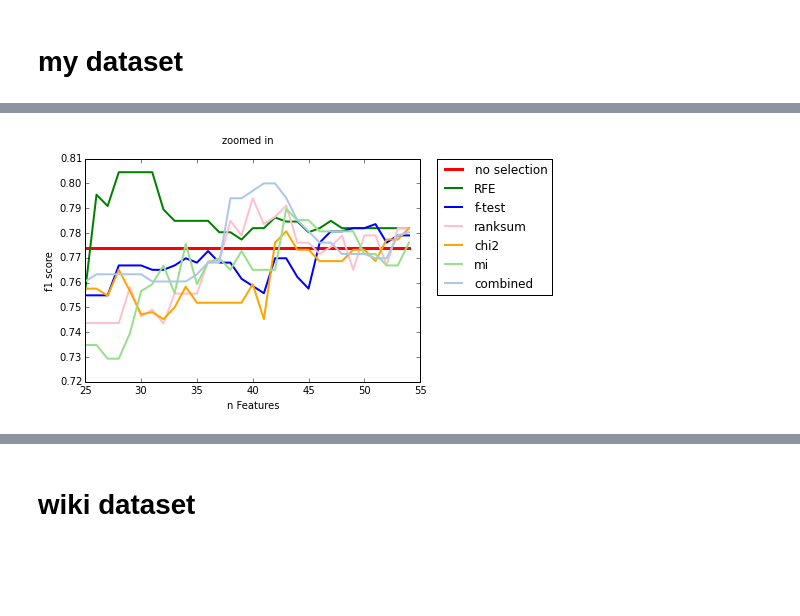
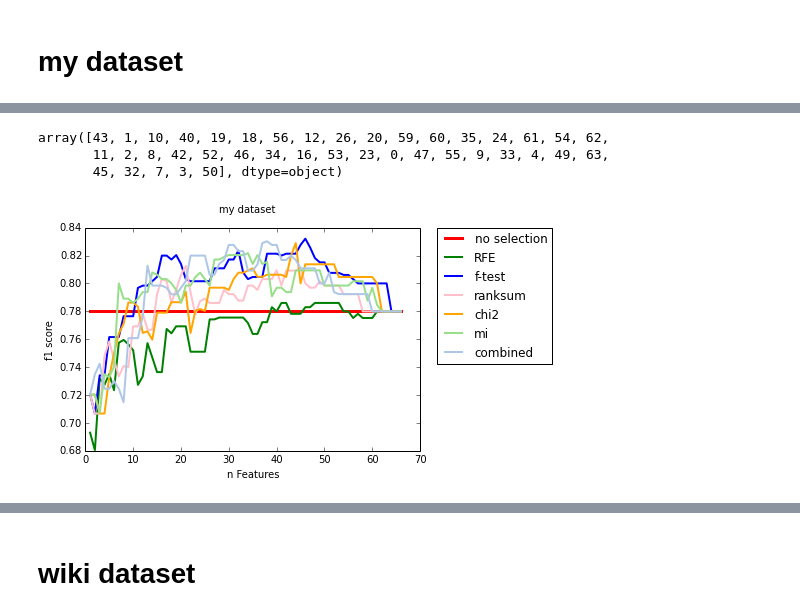
Before and after one commit to nischikata/AggressivenessClassification, a Jupyter notebook: feature_selection_results.ipynb, the cells around one changed output, grey strips where cells are left out. Saved outputs shown, nothing was run; the diff lists cells and outputs as text; code cells hidden in the pictures; blank space fills up the shorter version.

```diff
--- a/feature_selection_results.ipynb
+++ b/feature_selection_results.ipynb
@@ -138,0 +168,2 @@ plot_stepwise_scores(noselection, RFE, combined, ftest, ranksum, chi, mi, start=
+# %%
+dfs = get_stepwise_results(m_dev, m_val, m_filename, m_rfe)
@@ -139,6 +192,11 @@ plot_stepwise_scores(noselection, RFE, combined, ftest, ranksum, chi, mi, start=
+# %%
+hey['selection'][1].values
+# %% [output]
+array([43, 1, 10, 40, 19, 18, 56, 12, 26, 20, 59, 60, 35, 24, 61, 54, 62,
+       11, 2, 8, 42, 52, 46, 34, 16, 53, 23, 0, 47, 55, 9, 33, 4, 49, 63,
+       45, 32, 7, 3, 50], dtype=object)
 # %%
-# ZOOOOM
 noselection, RFE, combined, ftest, ranksum, chi, mi = get_stepwise_scores(dfs, scorename='f1')
-plot_stepwise_scores(noselection, RFE, combined, ftest, ranksum, chi, mi, start=25, end=55, title="zoomed in")
+plot_stepwise_scores(noselection, RFE, combined, ftest, ranksum, chi, mi, start=1, end=68)
 # %% [output]
-[figure, old version]
+[figure, new version]
```
Also changed, not shown: parts of 22 cells of this notebook, 6 other files.
